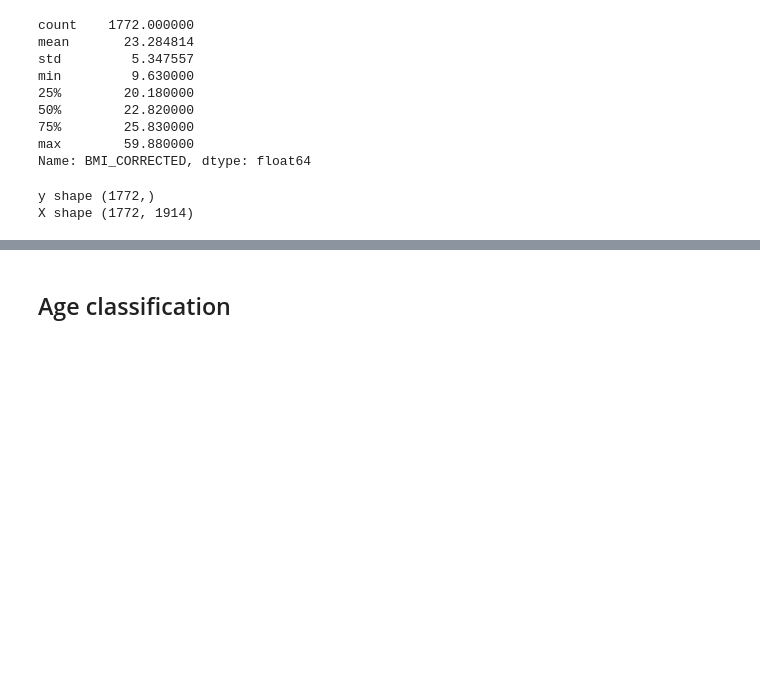
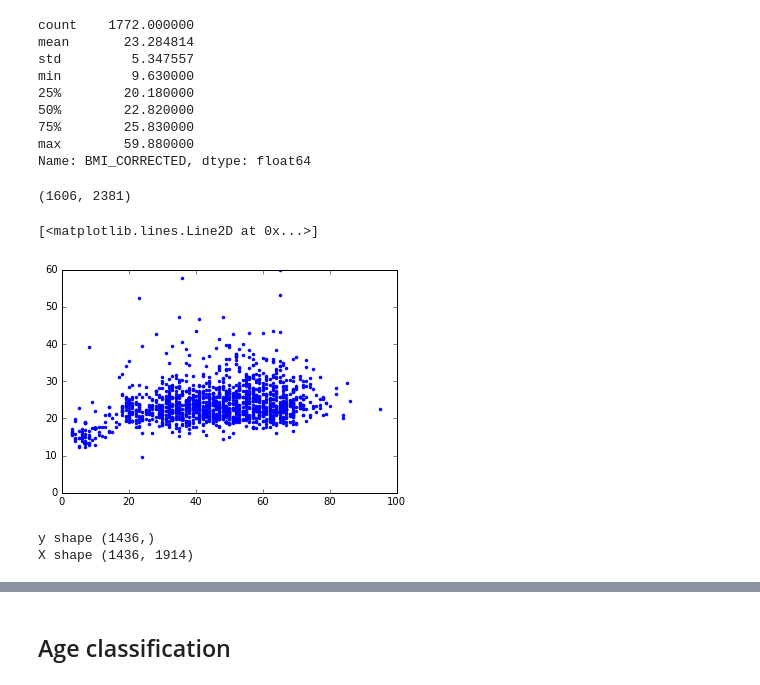
Before and after one commit to myazdani/microbiome-regression, a Jupyter notebook: scripts/AG-regressions.ipynb, the cells around one changed output, grey strips where cells are left out. Cells and saved outputs as stored; diff of their text form; code cells hidden in the pictures; blank space fills up the shorter version.

```diff
--- a/scripts/AG-regressions.ipynb
+++ b/scripts/AG-regressions.ipynb
@@ -67,0 +79,11 @@ Name: BMI_CORRECTED, dtype: float64
+# %%
+df_rel[["AGE_CORRECTED"]] = df_rel[["AGE_CORRECTED"]].apply(lambda x: pd.to_numeric(x, errors = "coerce"))
+df_clean = df_rel.dropna()
+print df_clean.shape
+# %% [output]
+(1606, 2381)
+# %%
+plt.plot(df_clean.AGE_CORRECTED, df_clean.BMI_CORRECTED, '.')
+# %% [output]
+[<matplotlib.lines.Line2D at 0x...>]
+[figure, added]
@@ -68,11 +92,11 @@ Name: BMI_CORRECTED, dtype: float64
 # %%
-y = np.array(df_clean["BMI_CORRECTED"])
-X = np.array(df_clean.iloc[:,467:])
+y = np.array(df_age_20["BMI_CORRECTED"])
+X = np.array(df_age_20.iloc[:,467:])
 print "y shape", y.shape
 print "X shape", X.shape
 # %% [output]
-y shape (1772,)
-X shape (1772, 1914)
+y shape (1436,)
+X shape (1436, 1914)
 # %%
 RF = RandomForestRegressor(n_estimators=1000, n_jobs=-1)
 # %%
```
Also changed, not shown: parts of 17 cells of this notebook, 14 other files.
